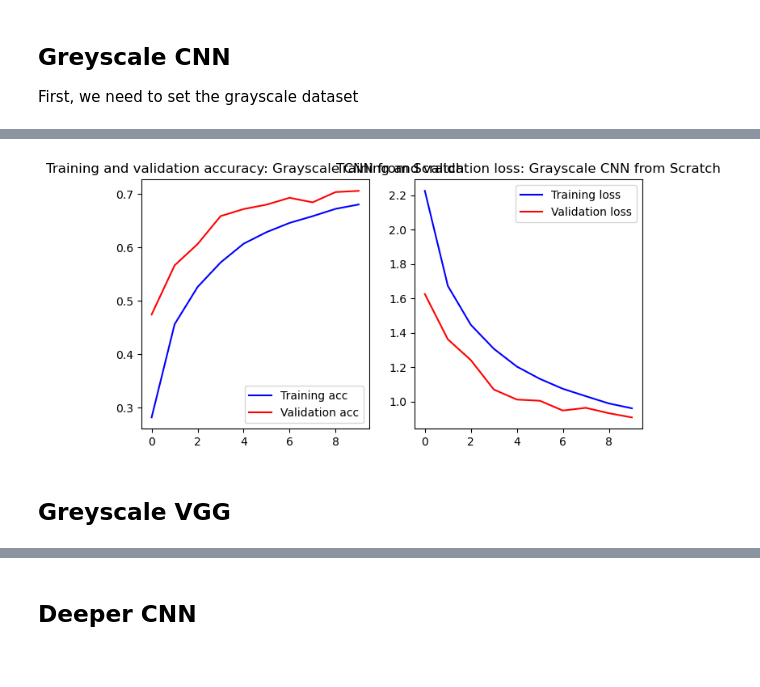
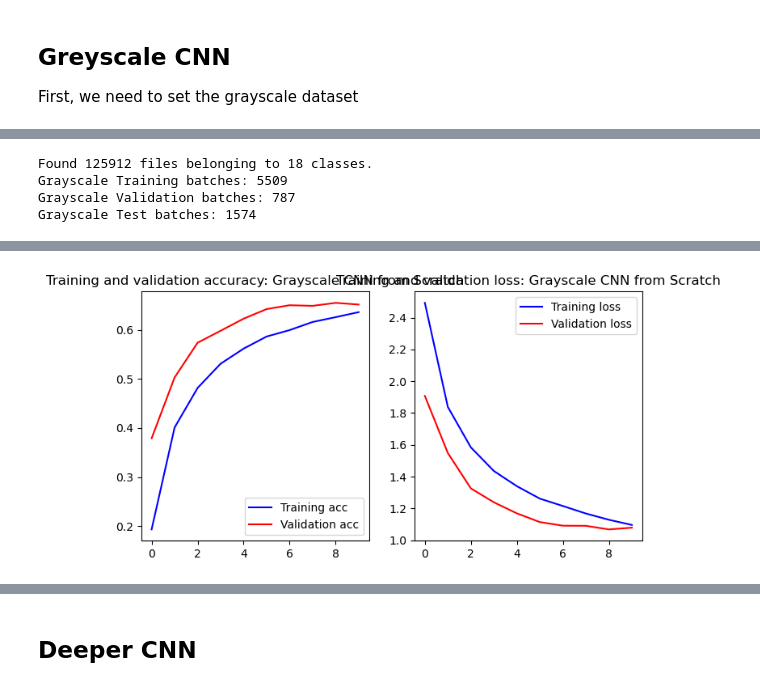
Before and after one commit to Owen-kc/GUI-Project-2, a Jupyter notebook: code.ipynb, the cells around one changed output, grey strips where cells are left out. Cells and saved outputs as stored; diff of their text form; code cells hidden in the pictures.

```diff
--- a/code.ipynb
+++ b/code.ipynb
@@ -293,3 +255,43 @@ Using 25182 files for validation.
+# %%
+# Load the full grayscale dataset
+full_ds_gray = tf.keras.utils.image_dataset_from_directory(
+    dataset_dir,
+    image_size=image_size,
+    batch_size=batch_size,
+    seed=student_id_seed,
+    shuffle=True,
+    color_mode='grayscale'
+)
+
+# Save class names specifically for grayscale
+class_names_gray = full_ds_gray.class_names
+num_classes_gray = len(class_names_gray)
+
+# Calculate split sizes and split the grayscale datasets
+total_batches_gray = tf.data.experimental.cardinality(full_ds_gray).numpy()
+train_size_gray = int(0.7 * total_batches_gray)
+test_size_gray = int(0.2 * total_batches_gray)
+val_size_gray = total_batches_gray - train_size_gray - test_size_gray
+
+train_ds_gray = full_ds_gray.take(train_size_gray)
+remaining_ds_gray = full_ds_gray.skip(train_size_gray)
+test_ds_gray = remaining_ds_gray.take(test_size_gray)
+val_ds_gray = remaining_ds_gray.skip(test_size_gray)
+
+# Cache and prefetch for performance improvement in grayscale datasets
+train_ds_gray = train_ds_gray.cache().shuffle(1000).prefetch(buffer_size=AUTOTUNE)
+val_ds_gray = val_ds_gray.cache().prefetch(buffer_size=AUTOTUNE)
+test_ds_gray = test_ds_gray.cache().prefetch(buffer_size=AUTOTUNE)
+
+# Output the batch sizes for grayscale datasets
+print(f"Grayscale Training batches: {tf.data.experimental.cardinality(train_ds_gray).numpy()}")
+print(f"Grayscale Validation batches: {tf.data.experimental.cardinality(val_ds_gray).numpy()}")
+print(f"Grayscale Test batches: {tf.data.experimental.cardinality(test_ds_gray).numpy()}")
+# %% [output]
+Found 125912 files belonging to 18 classes.
+Grayscale Training batches: 5509
+Grayscale Validation batches: 787
+Grayscale Test batches: 1574
 # %%
 # Function to visualize training history
 def plot_history(history, title):
@@ -335,10 +337,11 @@ def build_scratch_model_gray(input_shape, num_classes):
                   metrics=['accuracy'])
     return model
 
-# Train and evaluate the grayscale scratch model
+# Assuming train_ds_gray and val_ds_gray are defined and properly set up as grayscale datasets
 input_shape_gray = (64, 64, 1)
+model_scratch_gray = build_scratch_model_gray(input_shape_gray, num_classes)
 
-model_scratch_gray = build_scratch_model_gray(input_shape_gray, num_classes)
+# Train the grayscale scratch model
 history_scratch_gray = model_scratch_gray.fit(
     train_ds_gray,
     validation_data=val_ds_gray,
@@ -346,11 +349,31 @@ history_scratch_gray = model_scratch_gray.fit(
     batch_size=batch_size
 )
 
-# Evaluate on test set
-test_loss, test_acc = model_scratch_gray.evaluate(test_ds_gray)
-print(f"Grayscale Scratch Model Test Accuracy: {test_acc:.2f}")
+# Function to visualize training history
+def plot_history(history, title):
+    acc = history.history['accuracy']
+    val_acc = history.history['val_accuracy']
+    loss = history.history['loss']
+    val_loss = history.history['val_loss']
 
-# Plot history
+    epochs = range(len(acc))
+
+    plt.figure(figsize=(8, 4))
+    plt.subplot(1, 2, 1)
+    plt.plot(epochs, acc, 'b', label='Training acc')
+    plt.plot(epochs, val_acc, 'r', label='Validation acc')
+    plt.title(f'Training and validation accuracy: {title}')
+    plt.legend()
+
+    plt.subplot(1, 2, 2)
+    plt.plot(epochs, loss, 'b', label='Training loss')
+    plt.plot(epochs, val_loss, 'r', label='Validation loss')
+    plt.title(f'Training and validation loss: {title}')
+    plt.legend()
+
+    plt.show()
+
+# Plot the training history
 plot_history(history_scratch_gray, "Grayscale CNN from Scratch")
 # %% [output]
 Epoch 1/10
@@ -373,3 +399 @@ Grayscale Scratch Model Test Accuracy: 0.70
-[figure, old version]
+[figure, new version]
-# %% [markdown]
-## Greyscale VGG
```
Also changed, not shown: parts of 13 cells of this notebook, 1 other file.
